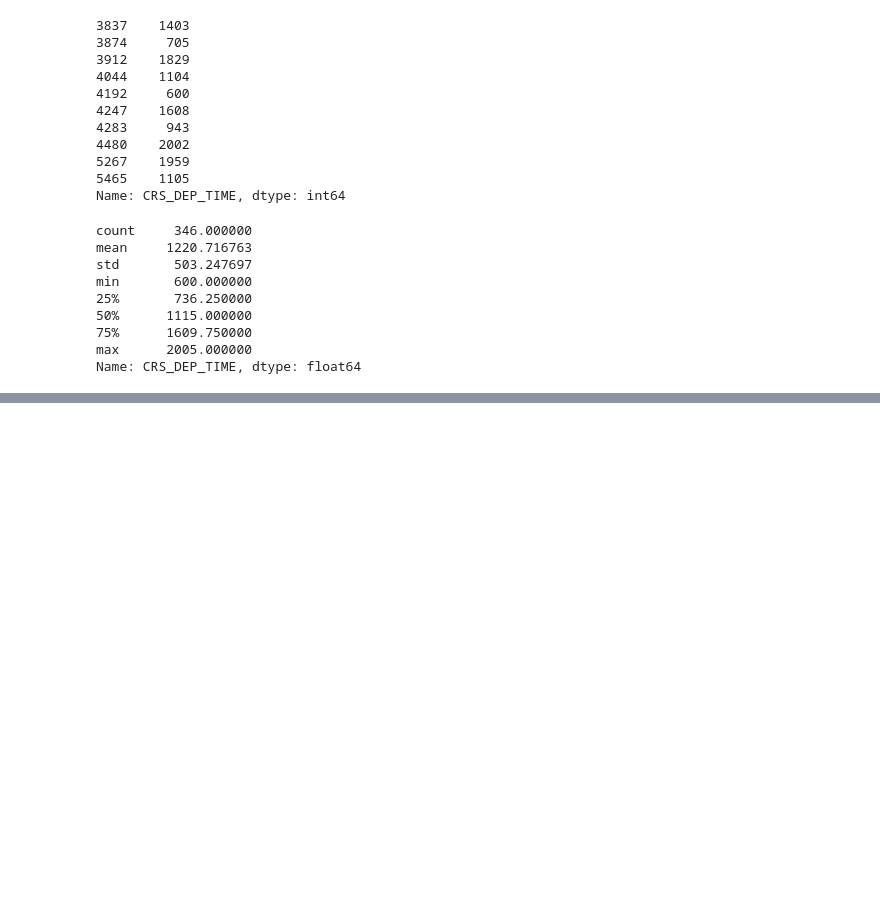
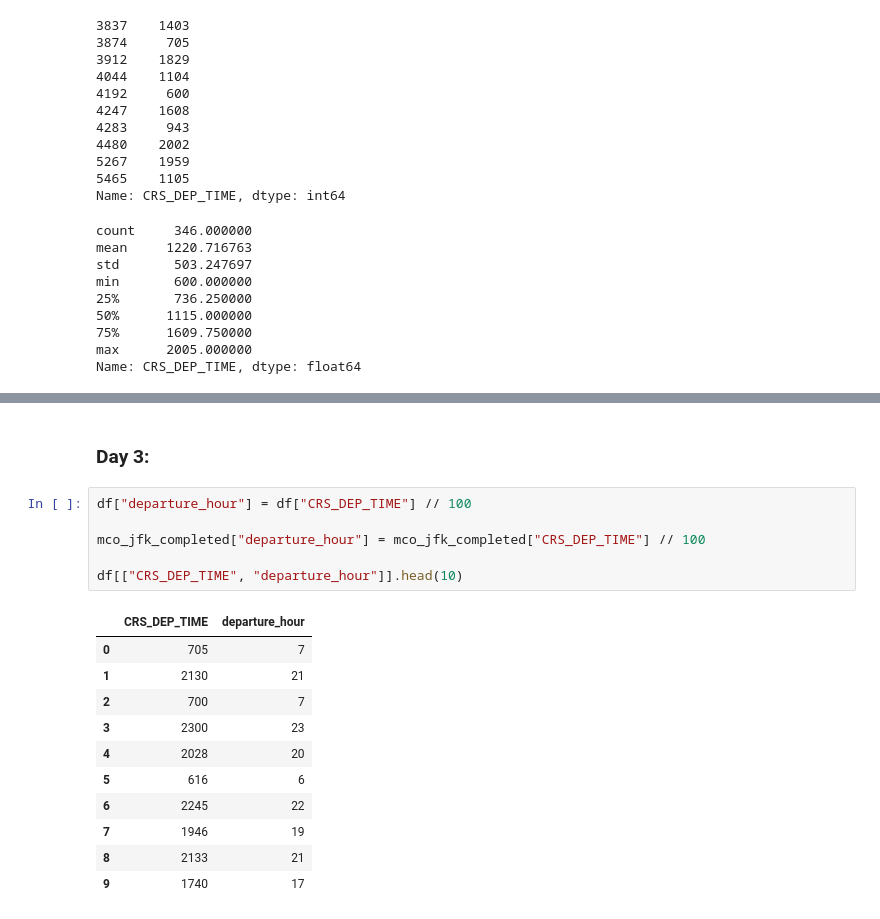
Before and after one commit to denibeni31/airline-value-analysis, a Jupyter notebook: pynotebooks/flight_analysis.ipynb, the cells around one changed output, grey strips where cells are left out. Saved outputs shown, nothing was run; the diff lists cells and outputs as text; blank space fills up the shorter version.

```diff
--- a/pynotebooks/flight_analysis.ipynb
+++ b/pynotebooks/flight_analysis.ipynb
@@ -385,3 +375,23 @@ Name: CRS_DEP_TIME, dtype: float64
 - Flight comparison tool: Not started
 
 **Next starting point:** Return to `mco_jfk_completed` and learn how to extract the departure hour from `CRS_DEP_TIME` using Python.
+# %% [markdown]
+### Day 3:
+# %%
+df["departure_hour"] = df["CRS_DEP_TIME"] // 100
+
+mco_jfk_completed["departure_hour"] = mco_jfk_completed["CRS_DEP_TIME"] // 100
+
+df[["CRS_DEP_TIME", "departure_hour"]].head(10)
+# %% [output]
+|  | CRS_DEP_TIME | departure_hour |
+| 0 | 705 | 7 |
+| 1 | 2130 | 21 |
+| 2 | 700 | 7 |
+| 3 | 2300 | 23 |
+| 4 | 2028 | 20 |
+| 5 | 616 | 6 |
+| 6 | 2245 | 22 |
+| 7 | 1946 | 19 |
+| 8 | 2133 | 21 |
+| 9 | 1740 | 17 |
```
Also changed, not shown: parts of 10 cells of this notebook.
